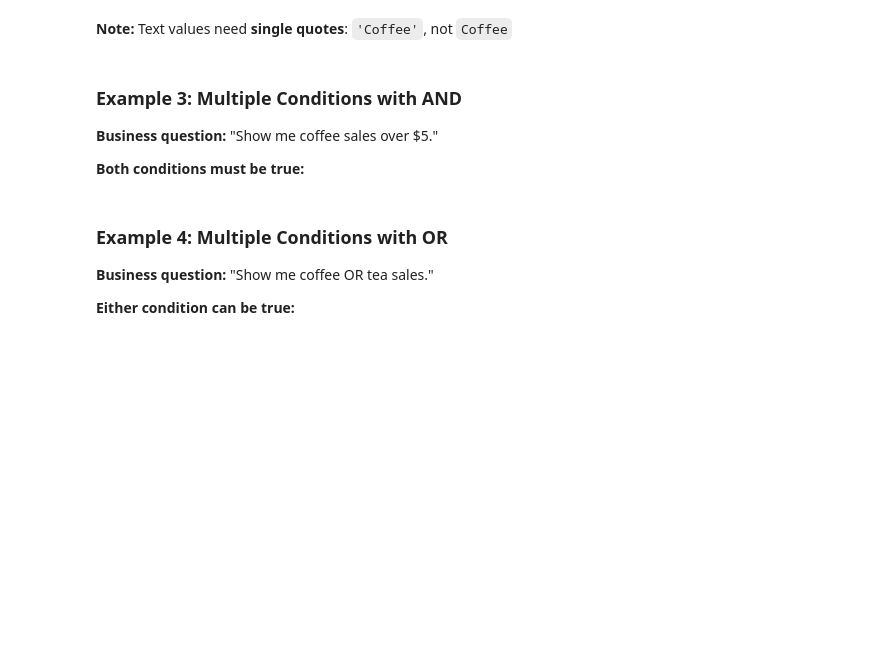
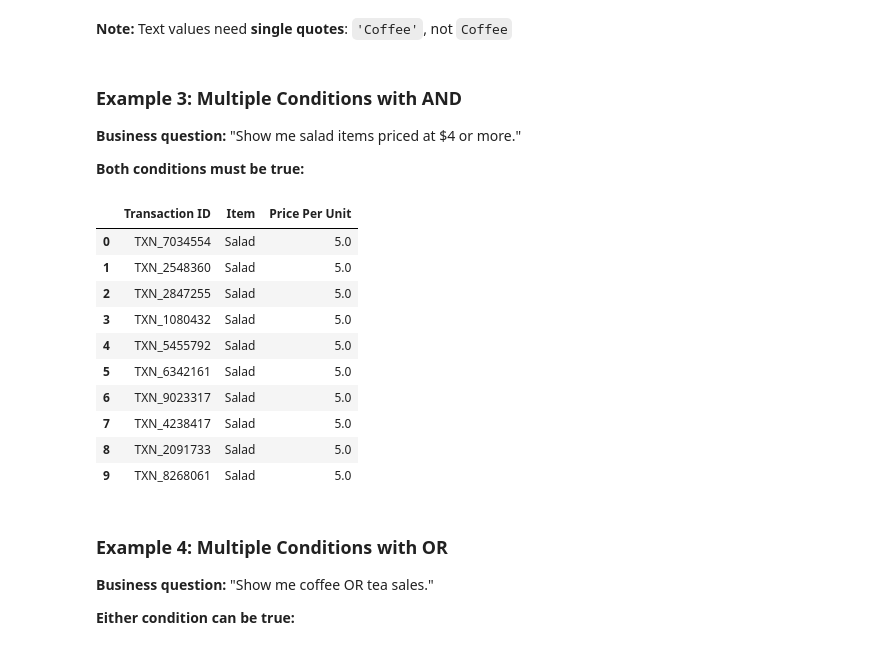
Before and after one commit to hdzmarcela/ECBS5294, a Jupyter notebook: notebooks/day1_block_b_01_sql_foundations.ipynb, the cells around one changed output. Drawn from its saved outputs; the diff is of its cells as text; code cells hidden in the pictures; blank space fills up the shorter version.

```diff
--- a/notebooks/day1_block_b_01_sql_foundations.ipynb
+++ b/notebooks/day1_block_b_01_sql_foundations.ipynb
@@ -397,19 +506,32 @@ con.execute("""
 # %% [markdown]
 ### Example 3: Multiple Conditions with AND
 
-**Business question:** "Show me coffee sales over $5."
+**Business question:** "Show me salad items priced at $4 or more."
 
 **Both conditions must be true:**
 # %%
 con.execute("""
     SELECT
         "Transaction ID",
         Item,
-        "Price Per Unit" FROM cafe
-    WHERE Item = 'Coffee'
-      AND "Price Per Unit"> 5.00
+        "Price Per Unit"
+    FROM cafe
+    WHERE Item = 'Salad'
+      AND "Price Per Unit" >= 4.00
     LIMIT 10
 """).df()
+# %% [output]
+|  | Transaction ID | Item | Price Per Unit |
+| 0 | TXN_7034554 | Salad | 5.0 |
+| 1 | TXN_2548360 | Salad | 5.0 |
+| 2 | TXN_2847255 | Salad | 5.0 |
+| 3 | TXN_1080432 | Salad | 5.0 |
+| 4 | TXN_5455792 | Salad | 5.0 |
+| 5 | TXN_6342161 | Salad | 5.0 |
+| 6 | TXN_9023317 | Salad | 5.0 |
+| 7 | TXN_4238417 | Salad | 5.0 |
+| 8 | TXN_2091733 | Salad | 5.0 |
+| 9 | TXN_8268061 | Salad | 5.0 |
 # %% [markdown]
 ### Example 4: Multiple Conditions with OR
 
```
Also changed, not shown: parts of 38 cells of this notebook, 5 other files.
